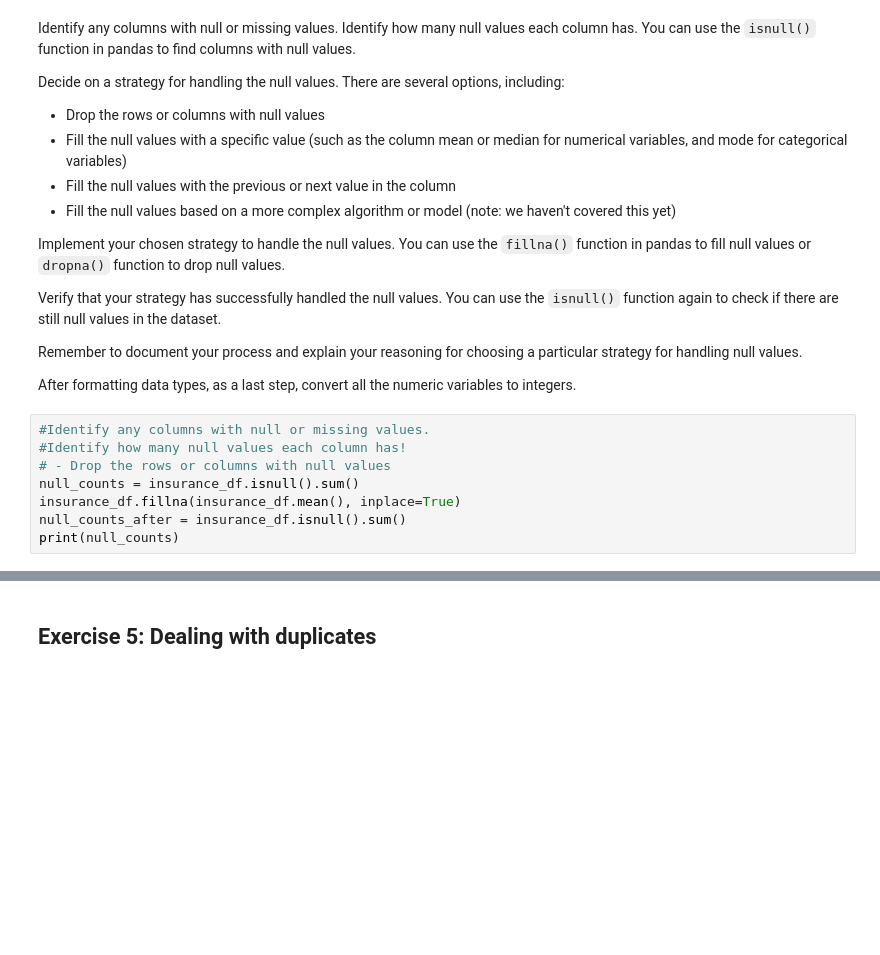
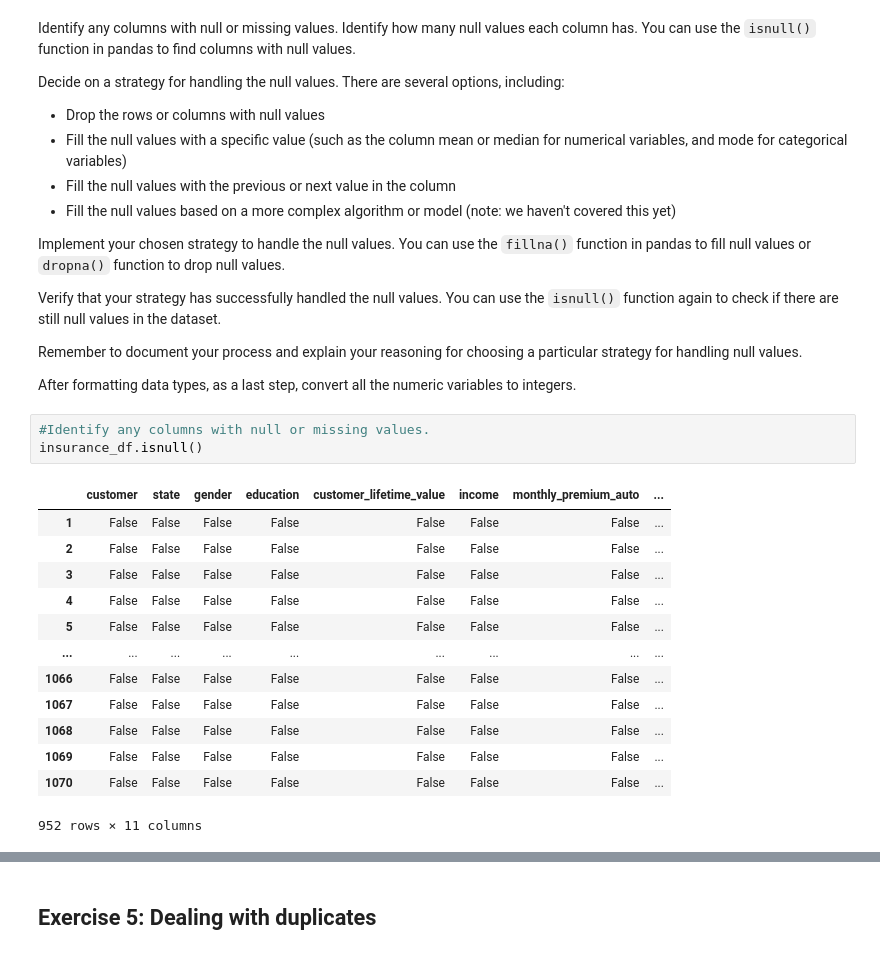
Before and after one commit to cndembo/lab-dw-data-cleaning-and-formatting, a Jupyter notebook: lab-dw-data-cleaning-and-formatting.ipynb, the cells around one changed output, grey strips where cells are left out. Saved outputs shown, nothing was run; the diff lists cells and outputs as text; blank space fills up the shorter version.

```diff
--- a/lab-dw-data-cleaning-and-formatting.ipynb
+++ b/lab-dw-data-cleaning-and-formatting.ipynb
@@ -116,9 +206,18 @@ Remember to document your process and explain your reasoning for choosing a part
 After formatting data types, as a last step, convert all the numeric variables to integers.
 # %%
 #Identify any columns with null or missing values.
-#Identify how many null values each column has!
-# - Drop the rows or columns with null values
-null_counts = insurance_df.isnull().sum()
-insurance_df.fillna(insurance_df.mean(), inplace=True)
-null_counts_after = insurance_df.isnull().sum()
-print(null_counts)
+insurance_df.isnull()
+# %% [output]
+|  | customer | state | gender | education | customer_lifetime_value | income | monthly_premium_auto | ... |
+| 1 | False | False | False | False | False | False | False | ... |
+| 2 | False | False | False | False | False | False | False | ... |
+| 3 | False | False | False | False | False | False | False | ... |
+| 4 | False | False | False | False | False | False | False | ... |
+| 5 | False | False | False | False | False | False | False | ... |
+| ... | ... | ... | ... | ... | ... | ... | ... | ... |
+| 1066 | False | False | False | False | False | False | False | ... |
+| 1067 | False | False | False | False | False | False | False | ... |
+| 1068 | False | False | False | False | False | False | False | ... |
+| 1069 | False | False | False | False | False | False | False | ... |
+| 1070 | False | False | False | False | False | False | False | ... |
+952 rows × 11 columns
```
Also changed, not shown: parts of 14 cells of this notebook.
